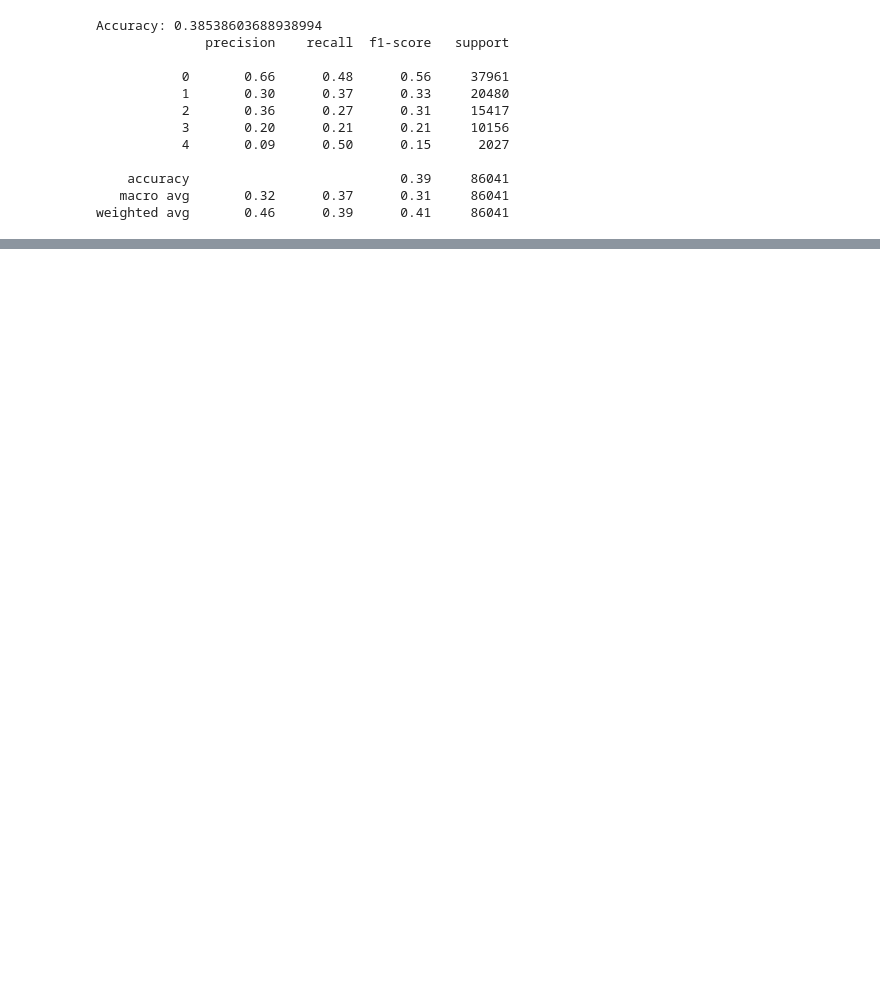
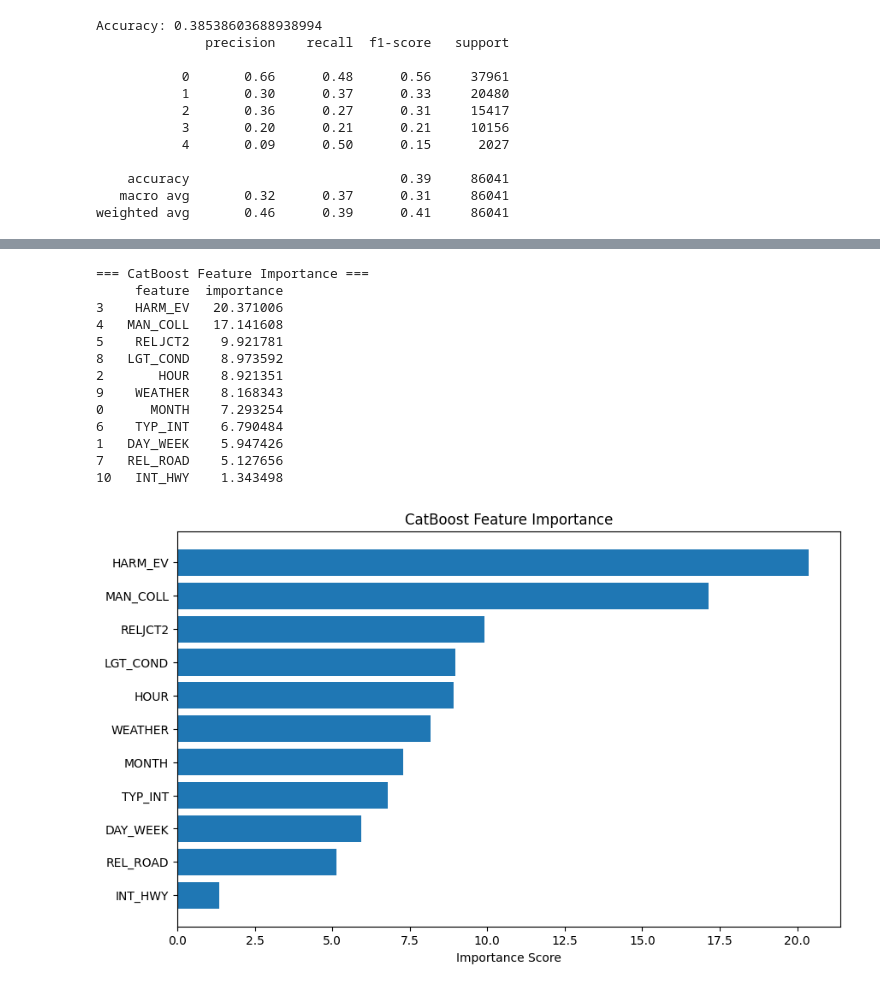
Before and after one commit to emmab0118/Data_Miners, a Jupyter notebook: demo.ipynb, the cells around one changed output, grey strips where cells are left out. Saved outputs shown, nothing was run; the diff lists cells and outputs as text; code cells hidden in the pictures; blank space fills up the shorter version.

```diff
--- a/demo.ipynb
+++ b/demo.ipynb
@@ -691,0 +770,48 @@ weighted avg       0.67      0.50      0.54     86041
+# %%
+# ============================
+# 5. Feature Importance (CatBoost)
+# ============================
+
+import matplotlib.pyplot as plt
+import pandas as pd
+
+# Get the trained CatBoost model from the pipeline
+cat_fitted = pipe_cat.steps[-1][1]
+
+# Get importance values
+importances = cat_fitted.get_feature_importance()
+
+# Make sure X_train is a DataFrame so we have column names
+feature_names = X_train.columns
+
+# Combine into a DataFrame
+feat_imp = pd.DataFrame({
+    "feature": feature_names,
+    "importance": importances
+}).sort_values(by="importance", ascending=False)
+
+print("\n=== CatBoost Feature Importance ===")
+print(feat_imp.head(20))   # show top 20 features
+
+# Plot top 20
+plt.figure(figsize=(10, 6))
+plt.barh(feat_imp["feature"], feat_imp["importance"].head(20))
+plt.gca().invert_yaxis()  # highest importance on top
+plt.title("CatBoost Feature Importance")
+plt.xlabel("Importance Score")
+plt.show()
+# %% [output]
+=== CatBoost Feature Importance ===
+     feature  importance
+3    HARM_EV   20.371006
+4   MAN_COLL   17.141608
+5    RELJCT2    9.921781
+8   LGT_COND    8.973592
+2       HOUR    8.921351
+9    WEATHER    8.168343
+0      MONTH    7.293254
+6    TYP_INT    6.790484
+1   DAY_WEEK    5.947426
+7   REL_ROAD    5.127656
+10   INT_HWY    1.343498
+[figure, added]
```
Also changed, not shown: parts of 18 cells of this notebook, 1 other file.
